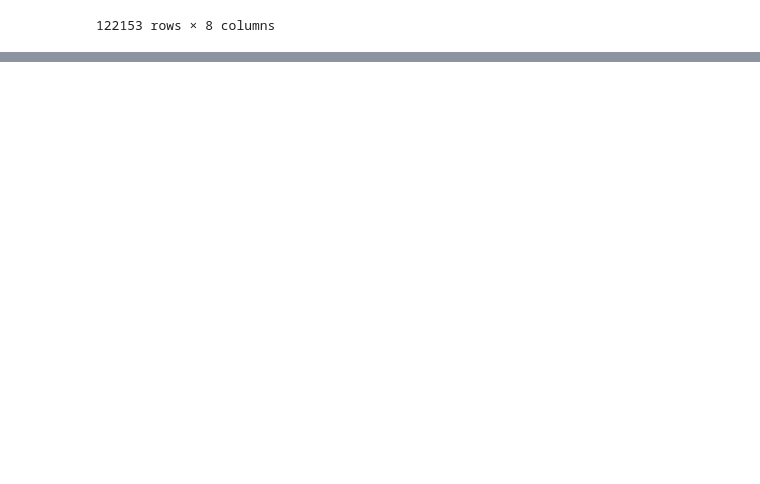
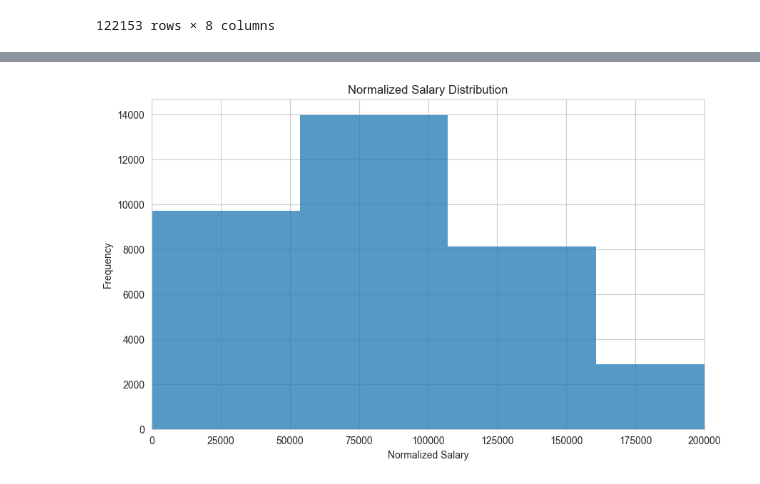
Before and after one commit to gabcal07/NLP_Linkedin_offers, a Jupyter notebook: models/src/regression/preprocess_useful_datasets.ipynb, the cells around one changed output, grey strips where cells are left out. Saved outputs shown, nothing was run; the diff lists cells and outputs as text; code cells hidden in the pictures; blank space fills up the shorter version.

```diff
--- a/models/src/regression/preprocess_useful_datasets.ipynb
+++ b/models/src/regression/preprocess_useful_datasets.ipynb
@@ -5,13 +5,15 @@ Model purpose: given a job description, predict a score for the job description.
 
 ### Download and loading of dataset
 # %%
+from codecs import ignore_errors
+
 import kagglehub
 import os
 import pandas as pd
 # Download latest version to the specified directory
-# path = kagglehub.dataset_download("arshkon/linkedin-job-postings")
+path = kagglehub.dataset_download("arshkon/linkedin-job-postings")
 
-path = "/home/leon/.cache/kagglehub/datasets/arshkon/linkedin-job-postings/versions/13"
+#path = "/home/leon/.cache/kagglehub/datasets/arshkon/linkedin-job-postings/versions/13"
 
 print(f"Path to dataset files: {path}")
 print(f"List of files in the dataset: {os.listdir(path)}")
@@ -97,0 +102,8 @@ postings_df
+# %%
+postings_path = path + "/postings.csv"
+postings = pd.read_csv(postings_path)
+# %%
+max_salary_df_reg = postings[postings["max_salary"].notna()]
+med_salary_df_reg = postings[postings["med_salary"].notna()]
+min_salary_df_reg = postings[postings["min_salary"].notna()]
+normalized_salary_df_reg = postings[postings["normalized_salary"].notna()]
@@ -97,0 +139,17 @@ postings_df
+# %%
+from matplotlib import pyplot as plt
+import seaborn as sns
+import numpy as np
+
+
+#plot normalized salary distribution
+plt.figure(figsize=(10, 6))
+sns.histplot(data=normalized_salary_df_reg, x="normalized_salary", bins=10000,)
+plt.title("Normalized Salary Distribution")
+plt.xlabel("Normalized Salary")
+plt.ylabel("Frequency")
+plt.xlim(0, 200000)
+# plt.ylim(0, 10000)
+plt.show()
+# %% [output]
+[figure, added]
```
Also changed, not shown: parts of 57 cells of this notebook, 8 other files.
